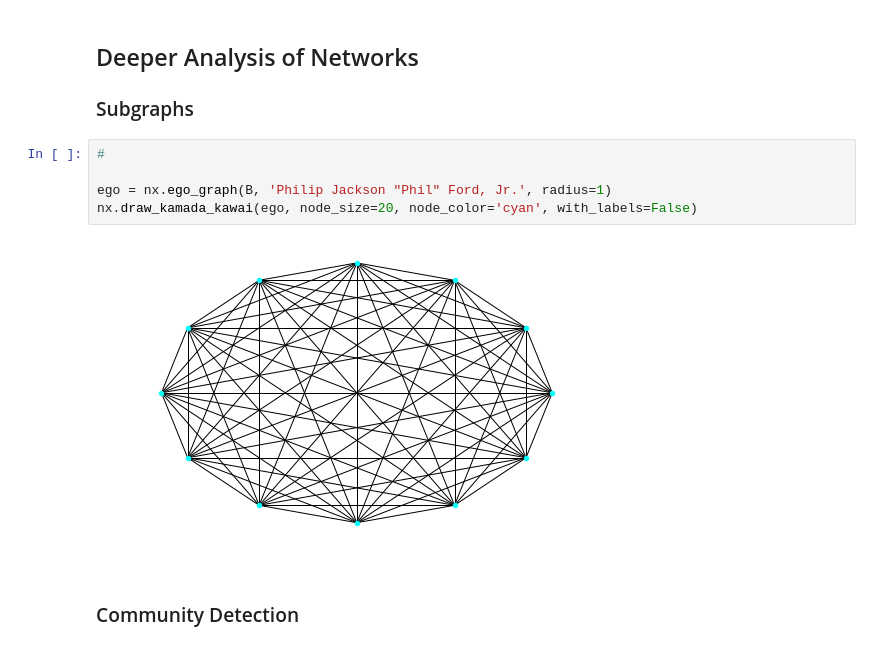
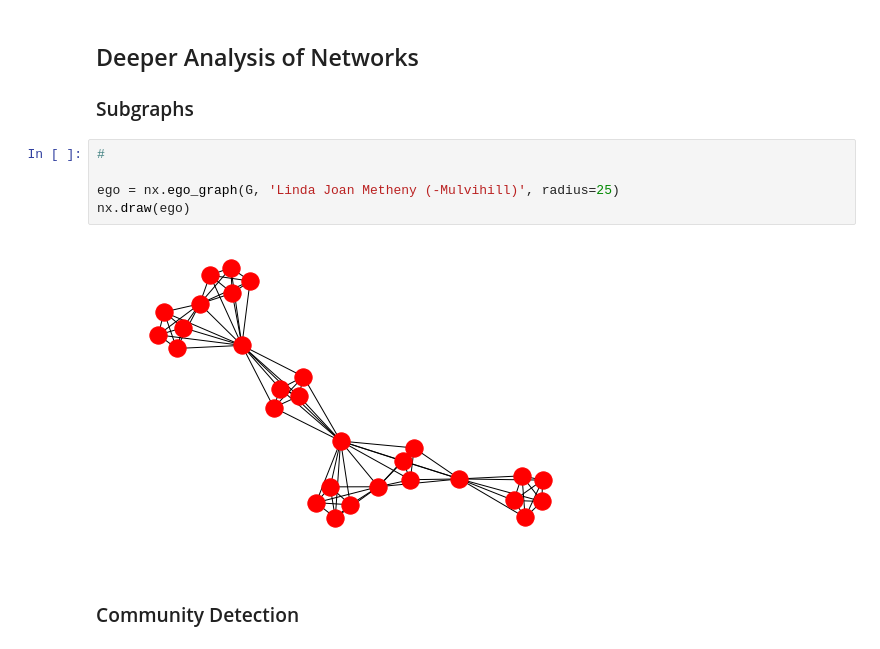
Before and after one commit to ironhack-datalabs/mad-oct-2018, a Jupyter notebook: module-3/lab-network-analysis/main.ipynb, the cells around one changed output. Cells and saved outputs as stored; diff of their text form.

```diff
--- a/module-3/lab-network-analysis/main.ipynb
+++ b/module-3/lab-network-analysis/main.ipynb
@@ -391,13 +391,13 @@ gymnastics.groupby('Name_x').agg(np.sum).head()
 # %% [markdown]
 ## Deeper Analysis of Networks
 ### Subgraphs
-# %%
-#
-
-ego = nx.ego_graph(B, 'Philip Jackson "Phil" Ford, Jr.', radius=1)
-nx.draw_kamada_kawai(ego, node_size=20, node_color='cyan', with_labels=False)
-# %% [output]
-[figure, removed]
+# %%
+#
+
+ego = nx.ego_graph(G, 'Linda Joan Metheny (-Mulvihill)', radius=25)
+nx.draw(ego)
+# %% [output]
+[figure, added]
 # %% [markdown]
 ### Community Detection
 # %%
```
Also changed, not shown: parts of 6 cells of this notebook.
